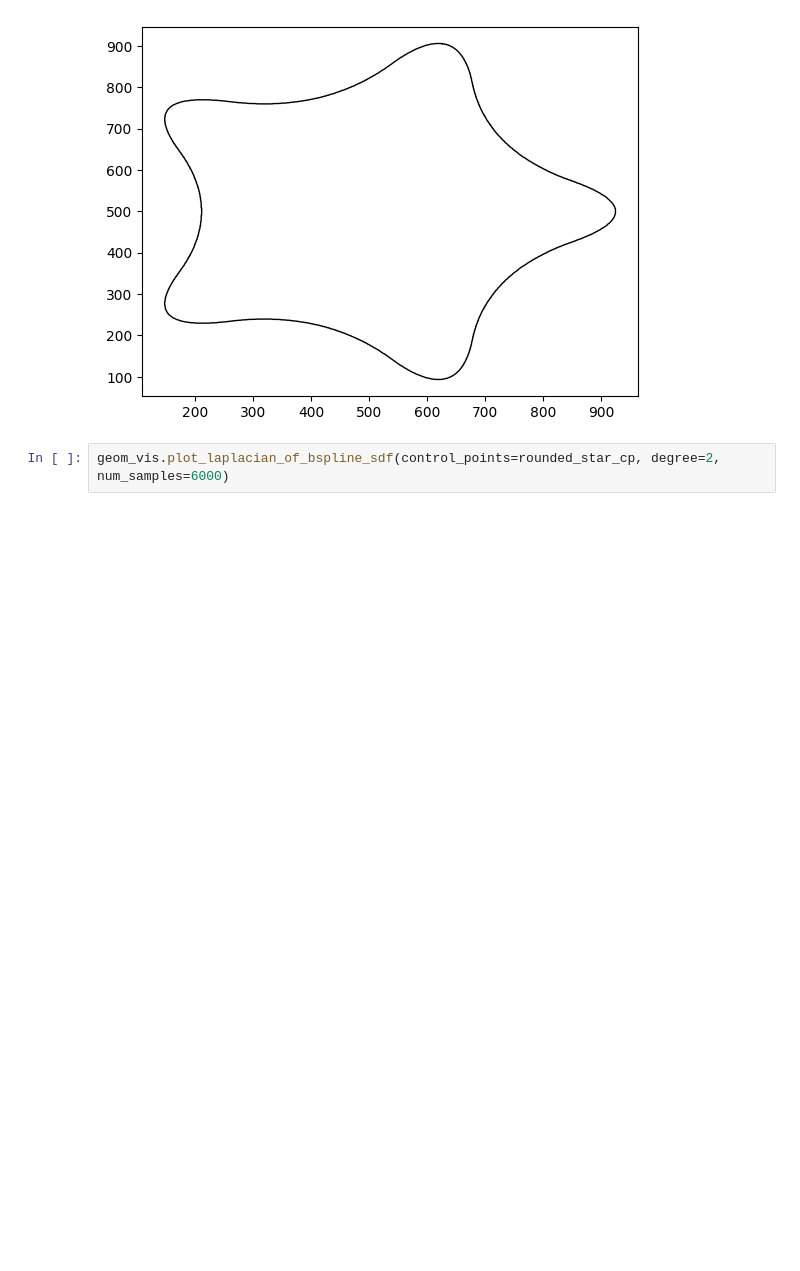
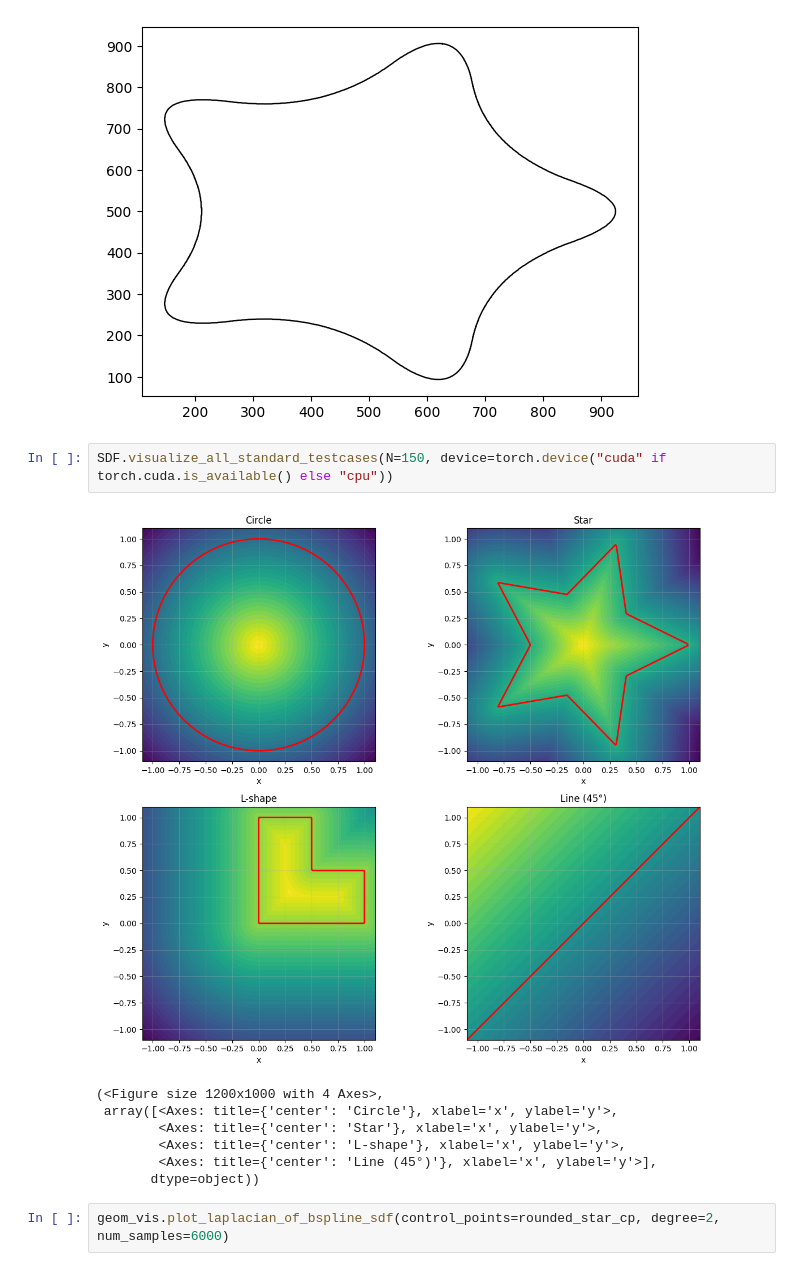
Before and after one commit to csgellert/NeuralIGA, a Jupyter notebook: Neural iga/NeuralSDF/neural_implicit.ipynb, the cells around one changed output. Saved outputs shown, nothing was run; the diff lists cells and outputs as text; blank space fills up the shorter version.

```diff
--- a/Neural iga/NeuralSDF/neural_implicit.ipynb
+++ b/Neural iga/NeuralSDF/neural_implicit.ipynb
@@ -42,6 +42,16 @@ plt.show()
 # %% [output]
 [figure]
 [figure]
+# %%
+SDF.visualize_all_standard_testcases(N=150, device=torch.device("cuda" if torch.cuda.is_available() else "cpu"))
+# %% [output]
+[figure, added]
+(<Figure size 1200x1000 with 4 Axes>,
+ array([<Axes: title={'center': 'Circle'}, xlabel='x', ylabel='y'>,
+        <Axes: title={'center': 'Star'}, xlabel='x', ylabel='y'>,
+        <Axes: title={'center': 'L-shape'}, xlabel='x', ylabel='y'>,
+        <Axes: title={'center': 'Line (45°)'}, xlabel='x', ylabel='y'>],
+       dtype=object))
 # %%
 geom_vis.plot_laplacian_of_bspline_sdf(control_points=rounded_star_cp, degree=2, num_samples=6000)
 # %% [output]
```
Also changed, not shown: parts of 9 cells of this notebook, 2 other files.
